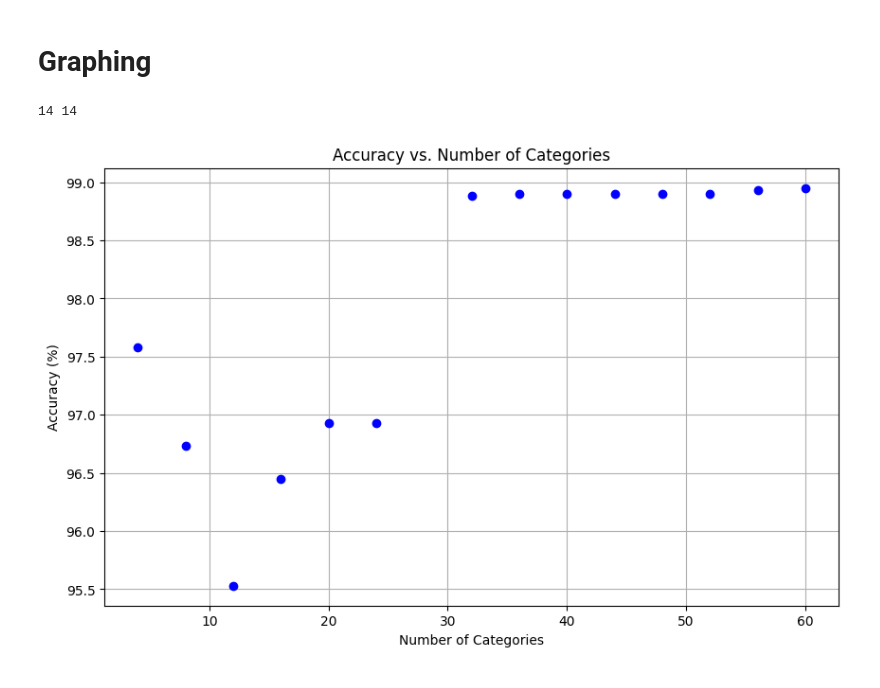
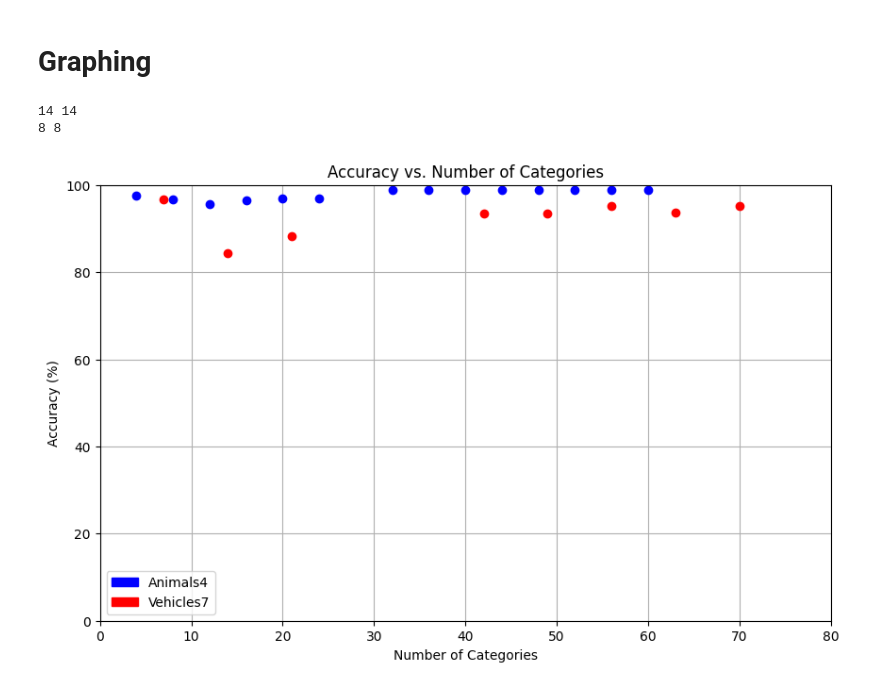
Before and after one commit to anthony-lamelas/Labeling_Accuracy, a Jupyter notebook: animalOther/AOacc.ipynb, the cells around one changed output. Drawn from its saved outputs; the diff is of its cells as text; code cells hidden in the pictures.

```diff
--- a/animalOther/AOacc.ipynb
+++ b/animalOther/AOacc.ipynb
@@ -318,25 +327,46 @@ accuracies = []
 # %%
-#Calculate accuracy for each category count
-for count, accuracy in category_counts.items():
+def append_accuracies(category_counts, label, color):
+    amount_categories = []
+    accuracies = []
 
+    # Calculate accuracy for each category count
+    for count, accuracy in category_counts.items():
         if isinstance(accuracy, list):
-                for each in accuracy:
-                    amount_categories.append(count)
-                    accuracies.append(each)
+            for each in accuracy:
+                amount_categories.append(count)
+                accuracies.append(each)
         else:
-                amount_categories.append(count)
-                accuracies.append(accuracy)
+            amount_categories.append(count)
+            accuracies.append(accuracy)
 
-print(len(amount_categories), len(accuracies))
+    # Debug print
+    print(len(amount_categories), len(accuracies))
+
+    # Plot data with the specified label and color
+    plt.plot(amount_categories, accuracies, marker='o', linestyle='None', color=color, label=label)
-# %% [output]
-14 14
 # %%
 plt.figure(figsize=(10, 6))
-plt.plot(amount_categories, accuracies, marker='o', linestyle='None', color='blue')
 plt.xlabel('Number of Categories')
 plt.ylabel('Accuracy (%)')
 plt.title('Accuracy vs. Number of Categories')
 plt.grid()
+plt.legend()
+
+#Calling function
+append_accuracies(aO_counts,"Animals4", "blue")
+append_accuracies(v7_counts,"Vehicles7", "red")
+
+blue_patch = mpatches.Patch(color='blue', label='Animals4')
+red_patch = mpatches.Patch(color='red', label='Vehicles7')
+plt.legend(handles=[blue_patch, red_patch])
+
+#Axis ranges
+
+plt.xlim(0, 80)
+plt.ylim(0, 100)
+
 plt.show()
 # %% [output]
+14 14
+8 8
-[figure, old version]
+[figure, new version]
```
Also changed, not shown: parts of 2 cells of this notebook, 18 other files.
